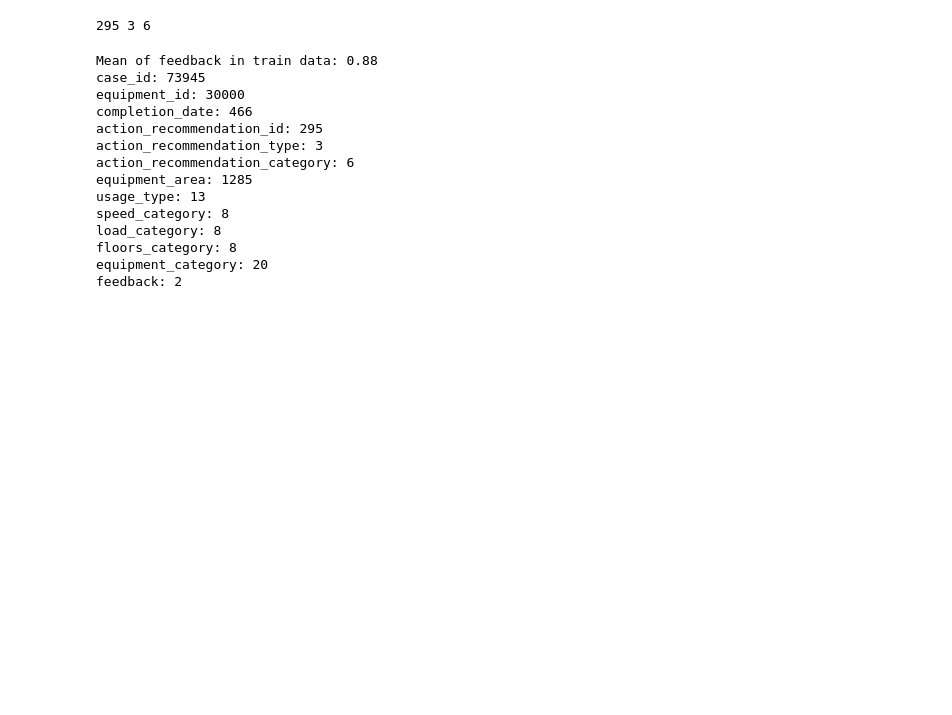
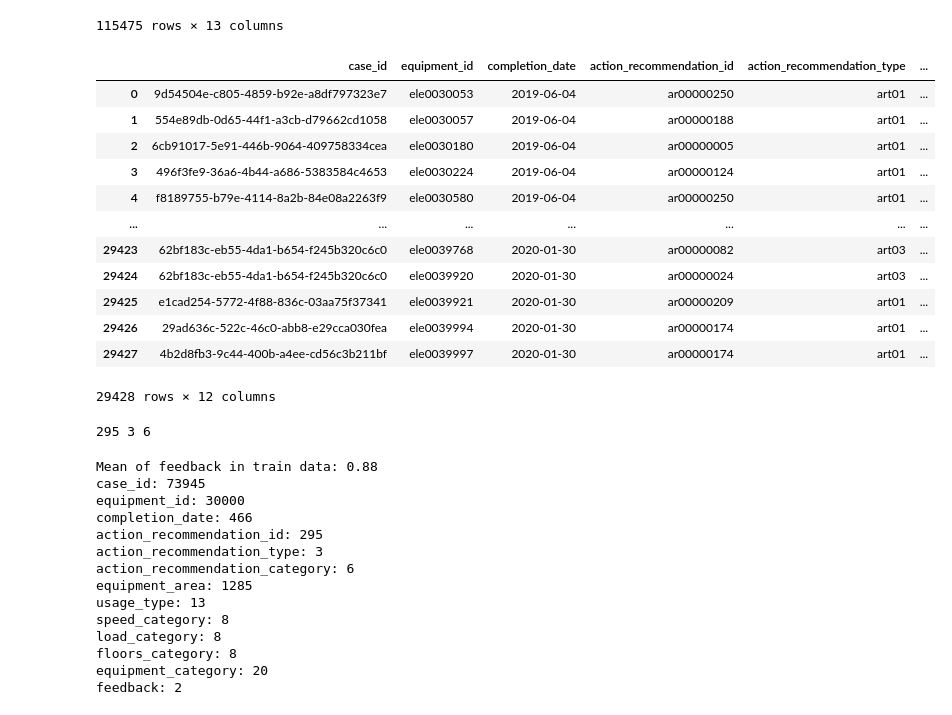
Before and after one commit to TeemuSo/master-of-maintenance, a Jupyter notebook: exploration_juho.ipynb, the cells around one changed output. Saved outputs shown, nothing was run; the diff lists cells and outputs as text; code cells hidden in the pictures; blank space fills up the shorter version.

```diff
--- a/exploration_juho.ipynb
+++ b/exploration_juho.ipynb
@@ -6,3 +9,3 @@ from matplotlib import pyplot as plt
 # %%
-train_data = pd.read_csv('data/train.csv')
-test_data = pd.read_csv('data/test.csv')
+data = pd.read_csv('data/train.csv')
+submission_test_data = pd.read_csv('data/test.csv')
@@ -24,0 +12,4 @@ display(train_data)
+# %%
+display(data)
+display(submission_test_data)
+# %% [output]
@@ -25 +28,15 @@ display(train_data)
+115475 rows × 13 columns
+|  | case_id | equipment_id | completion_date | action_recommendation_id | action_recommendation_type | ... |
+| 0 | 9d54504e-c805-4859-b92e-a8df797323e7 | ele0030053 | 2019-06-04 | ar00000250 | art01 | ... |
+| 1 | 554e89db-0d65-44f1-a3cb-d79662cd1058 | ele0030057 | 2019-06-04 | ar00000188 | art01 | ... |
+| 2 | 6cb91017-5e91-446b-9064-409758334cea | ele0030180 | 2019-06-04 | ar00000005 | art01 | ... |
+| 3 | 496f3fe9-36a6-4b44-a686-5383584c4653 | ele0030224 | 2019-06-04 | ar00000124 | art01 | ... |
+| 4 | f8189755-b79e-4114-8a2b-84e08a2263f9 | ele0030580 | 2019-06-04 | ar00000250 | art01 | ... |
+| ... | ... | ... | ... | ... | ... | ... |
+| 29423 | 62bf183c-eb55-4da1-b654-f245b320c6c0 | ele0039768 | 2020-01-30 | ar00000082 | art03 | ... |
+| 29424 | 62bf183c-eb55-4da1-b654-f245b320c6c0 | ele0039920 | 2020-01-30 | ar00000024 | art03 | ... |
+| 29425 | e1cad254-5772-4f88-836c-03aa75f37341 | ele0039921 | 2020-01-30 | ar00000209 | art01 | ... |
+| 29426 | 29ad636c-522c-46c0-abb8-e29cca030fea | ele0039994 | 2020-01-30 | ar00000174 | art01 | ... |
+| 29427 | 4b2d8fb3-9c44-400b-a4ee-cd56c3b211bf | ele0039997 | 2020-01-30 | ar00000174 | art01 | ... |
+29428 rows × 12 columns
 # %%
```
Also changed, not shown: parts of 7 cells of this notebook.
